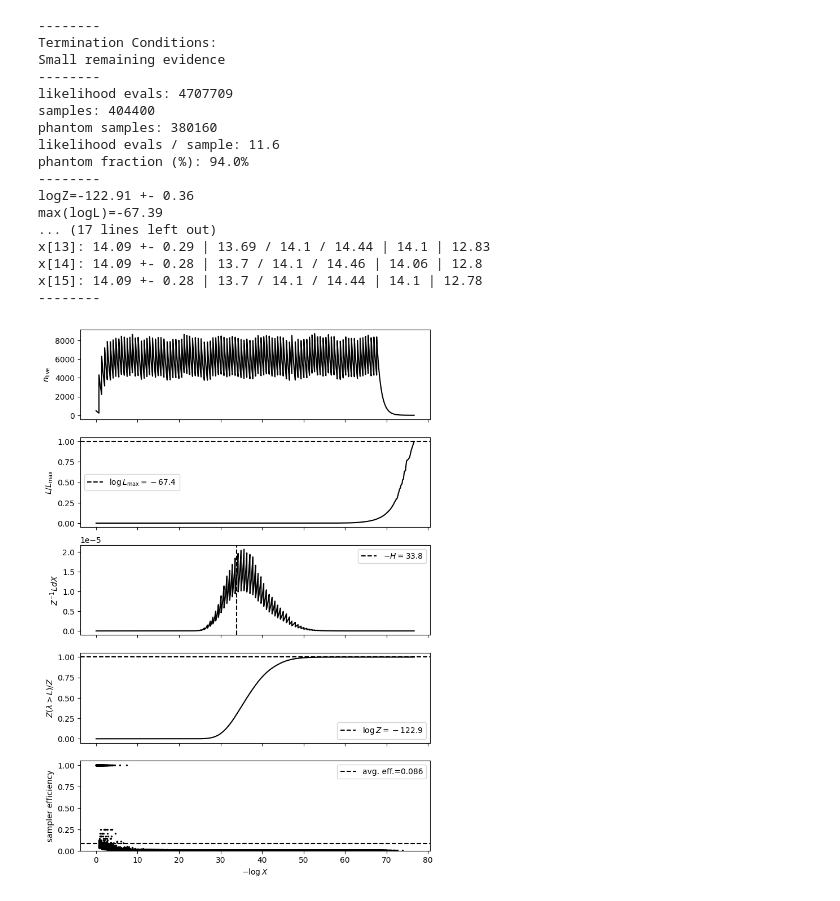
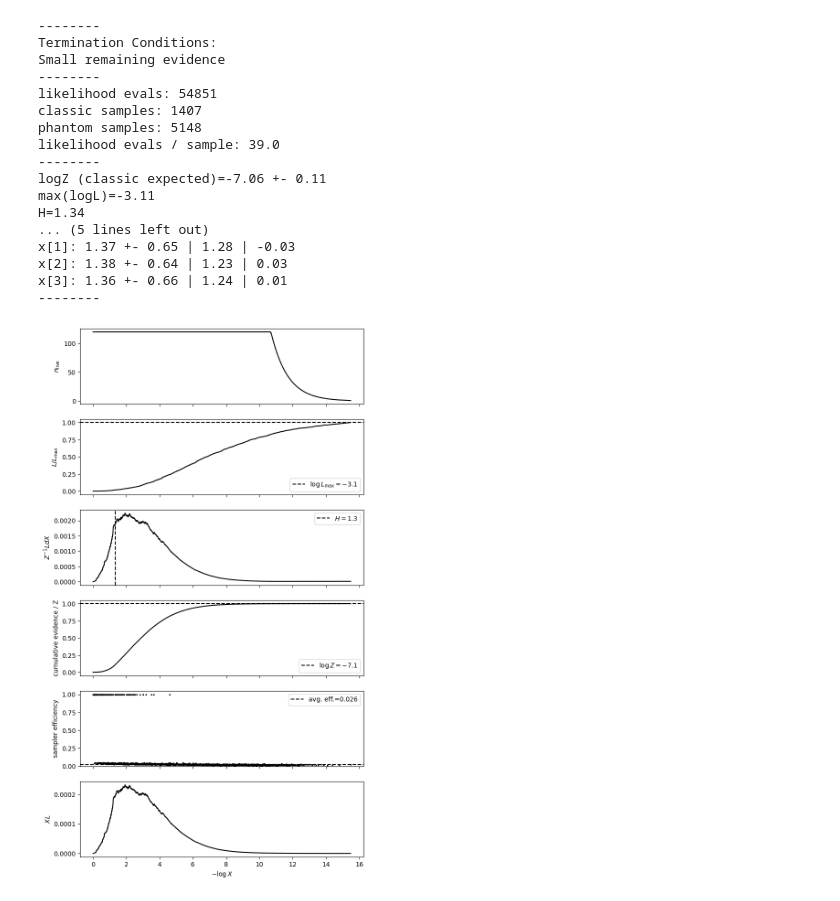
Before and after one commit to Joshuaalbert/jaxns, a Jupyter notebook: docs/examples/mvn_data_mvn_prior.ipynb, the cells around one changed output. Drawn from its saved outputs; the diff is of its cells as text; code cells hidden in the pictures.

Commit message:
Migrate maintained examples to v3

```diff
--- a/docs/examples/mvn_data_mvn_prior.ipynb
+++ b/docs/examples/mvn_data_mvn_prior.ipynb
@@ -43,5 +42,5 @@ WARNING:jax._src.xla_bridge:An NVIDIA GPU may be present on this machine, but a
 # %%
-from jax._src.scipy.linalg import solve_triangular
+from jax.scipy.linalg import solve_triangular
 
 
 def log_normal(x, mean, cov):
@@ -51,14 +50,17 @@ def log_normal(x, mean, cov):
     return -0.5 * x.size * jnp.log(2. * jnp.pi) - jnp.sum(jnp.log(jnp.diag(L))) - 0.5 * dx @ dx
 
 
-# define our data and prior
-ndims = 16
-prior_mu = 15 * jnp.ones(ndims)
-prior_cov = jnp.diag(jnp.ones(ndims)) ** 2
+# Keep the conjugate example modest enough to run with sampler defaults.
+ndims = 4
+prior_mu = 2.0 * jnp.ones(ndims)
+prior_cov = jnp.eye(ndims)
 
 data_mu = jnp.zeros(ndims)
-data_cov = jnp.diag(jnp.ones(ndims)) ** 2
-data_cov = jnp.where(data_cov == 0., 0.99, data_cov)
+data_correlation = 0.5
+data_cov = (
+    (1.0 - data_correlation) * jnp.eye(ndims)
+    + data_correlation * jnp.ones((ndims, ndims))
+)
 
 true_logZ = log_normal(data_mu, prior_mu, prior_cov + data_cov)
 
@@ -135,25 +95,31 @@ log(Z) est.: -112.25823113386241 +- 0.24756333576486728
+# %%
+# Retain phantom contours so both evidence conditionings can be compared.
+ns = NestedSampler(model=model, collect_phantom_samples=True)
+
+state = ns.run(key=random.PRNGKey(42654))
+results = state.to_result().trim()
 # %%
 # We can use the summary utility to display results
-ns.summary(results)
+results.summary()
 # We plot useful diagnostics and a distribution cornerplot
-results.plot_diagnostics(results)
-results.plot_cornerplot(results)
+results.plot_diagnostics()
+results.plot_cornerplot()
 # %% [output]
 --------
 Termination Conditions:
 Small remaining evidence
 --------
-likelihood evals: 4707709
-samples: 404400
-phantom samples: 380160
-likelihood evals / sample: 11.6
-phantom fraction (%): 94.0%
+likelihood evals: 54851
+classic samples: 1407
+phantom samples: 5148
+likelihood evals / sample: 39.0
 --------
-logZ=-122.91 +- 0.36
-max(logL)=-67.39
-... (17 lines left out)
-x[13]: 14.09 +- 0.29 | 13.69 / 14.1 / 14.44 | 14.1 | 12.83
-x[14]: 14.09 +- 0.28 | 13.7 / 14.1 / 14.46 | 14.06 | 12.8
-x[15]: 14.09 +- 0.28 | 13.7 / 14.1 / 14.44 | 14.1 | 12.78
+logZ (classic expected)=-7.06 +- 0.11
+max(logL)=-3.11
+H=1.34
+... (5 lines left out)
+x[1]: 1.37 +- 0.65 | 1.28 | -0.03
+x[2]: 1.38 +- 0.64 | 1.23 | 0.03
+x[3]: 1.36 +- 0.66 | 1.24 | 0.01
 --------
-[figure, old version]
+[figure, new version]
```
Also changed, not shown: parts of 8 cells of this notebook, 27 other files.
